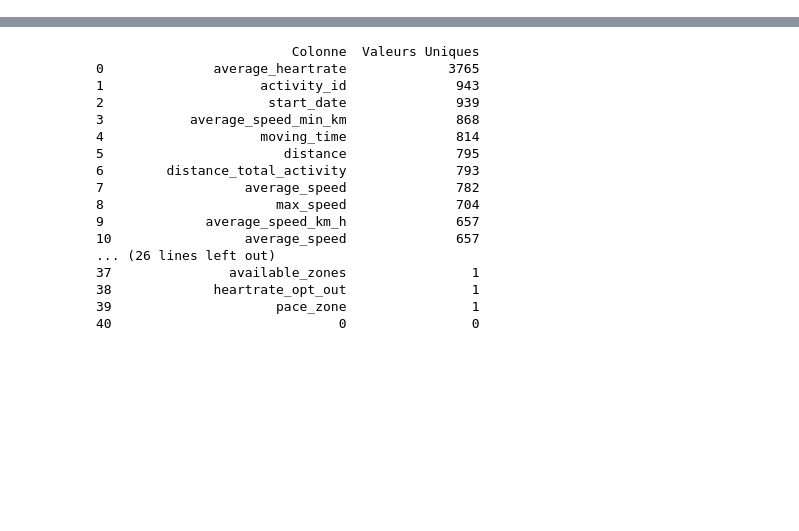
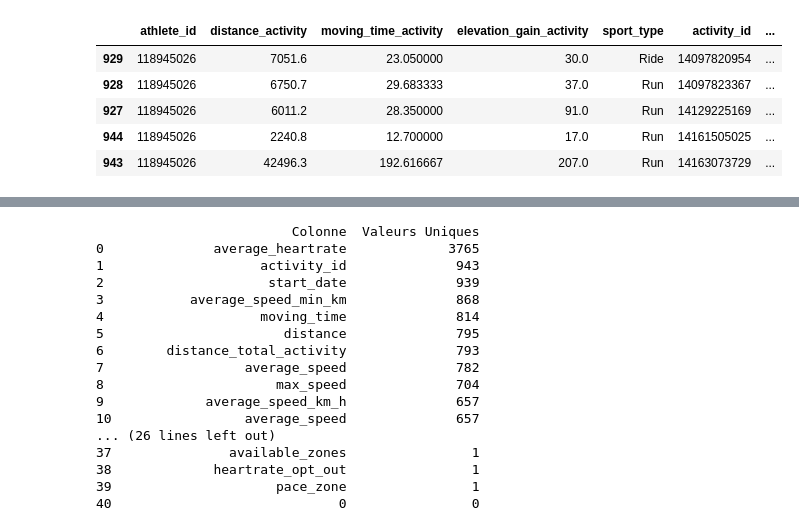
Before and after one commit to MathisGH/testAppStrava, a Jupyter notebook: notebook_strava.ipynb, the cells around one changed output, grey strips where cells are left out. Drawn from its saved outputs; the diff is of its cells as text; code cells hidden in the pictures; blank space fills up the shorter version.

```diff
--- a/notebook_strava.ipynb
+++ b/notebook_strava.ipynb
@@ -84,6 +98,15 @@ Index(['athlete_id', 'distance_activity', 'moving_time_activity',
        'cumulative_distance_ride', 'cumulative_distance_swim'],
       dtype='object')
 945
+# %%
+df.tail()
+# %% [output]
+|  | athlete_id | distance_activity | moving_time_activity | elevation_gain_activity | sport_type | activity_id | ... |
+| 929 | 118945026 | 7051.6 | 23.050000 | 30.0 | Ride | 14097820954 | ... |
+| 928 | 118945026 | 6750.7 | 29.683333 | 37.0 | Run | 14097823367 | ... |
+| 927 | 118945026 | 6011.2 | 28.350000 | 91.0 | Run | 14129225169 | ... |
+| 944 | 118945026 | 2240.8 | 12.700000 | 17.0 | Run | 14161505025 | ... |
+| 943 | 118945026 | 42496.3 | 192.616667 | 207.0 | Run | 14163073729 | ... |
 # %%
 df_splits_metric = df_splits_metric.drop(columns = ['elapsed_time', 'elevation_difference', 0, 'average_grade_adjusted_speed', 'cumulative_distance_swim',
                                                     'cumulative_distance_ride', 'cumulative_distance_run', 'pace_zone'])
```
Also changed, not shown: parts of 6 cells of this notebook, 1 other file.
